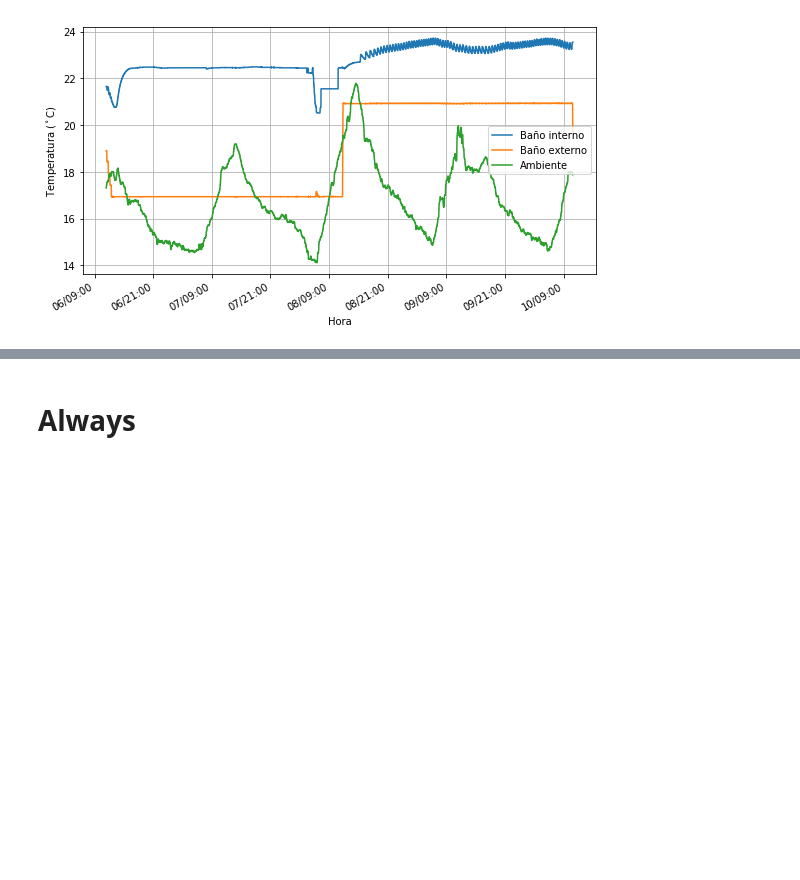
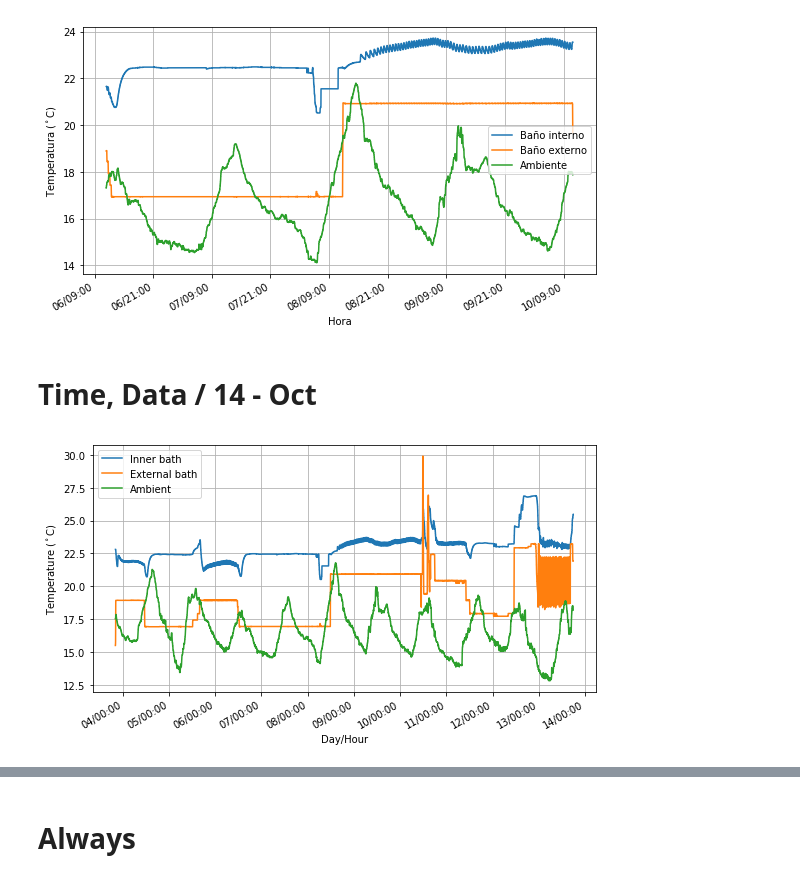
Before and after one commit to jsbarbosa/TesisQuimica, a Jupyter notebook: Data/TemperatureStability/Plots.ipynb, the cells around one changed output, grey strips where cells are left out. Cells and saved outputs as stored; diff of their text form; code cells hidden in the pictures; blank space fills up the shorter version.

```diff
--- a/Data/TemperatureStability/Plots.ipynb
+++ b/Data/TemperatureStability/Plots.ipynb
@@ -42,8 +42,8 @@ def plotTemperatureInTime(time, data):
     ax.xaxis.set_minor_formatter(date_format)
 
     ax.legend()
-    ax.set_xlabel("Hora")
-    ax.set_ylabel("Temperatura ($^\circ$C)")
+    ax.set_xlabel("Day/Hour")
+    ax.set_ylabel("Temperature ($^\circ$C)")
 
     ax.grid()
 
@@ -68,7 +68,8 @@ def unify(files, times):
         t, d = loadData(file, time)
         times_ = np.append(times_, t)
         datas = np.append(datas, d, axis = 0)
-    return times_, datas
+    _, pos = np.unique(times_, return_index=True)
+    return times_[pos], datas_[pos]
 
 def unifyLoaded(times, datas):
     times_ = np.zeros((0))
@@ -76,7 +77,8 @@ def unifyLoaded(times, datas):
     for (t, d) in zip(times, datas):
         times_ = np.append(times_, t)
         datas_ = np.append(datas_, d, axis = 0)
-    return times_, datas_
+    _, pos = np.unique(times_, return_index=True)
+    return times_[pos], datas_[pos]
 
 def filterZone(min, max, data, size = 1000):
     data[min : max, 0] = (data[min - size : min, 0].mean() + data[max : max + size, 0].mean()) / 2
@@ -105,3 +107,18 @@ time_c, data_c = loadData("Compiled.txt")
 time_c, data_c = unifyLoaded([time_c, time], [data_c, data2])
 
 makeCompiled(time_c, data_c)
+# %% [markdown]
+# Time, Data / 14 - Oct
+# %%
+time_c, data_c = loadData("Compiled.txt")
+time_1, data_1 = loadData("TemperatureData.txt")
+time_2, data_2 = loadData("TemperatureData2.txt")
+# %%
+data2 = data_1.copy()
+data2 = medfilt(data2, [251, 1])
+# %%
+time_t, data_t = unifyLoaded([time_c, time_1], [data_c, data2])
+# %%
+fig, ax = plotTemperatureInTime(time_t, data_t)
+# %% [output]
+[figure, added]
```
Also changed, not shown: parts of 7 cells of this notebook, 54 other files.
